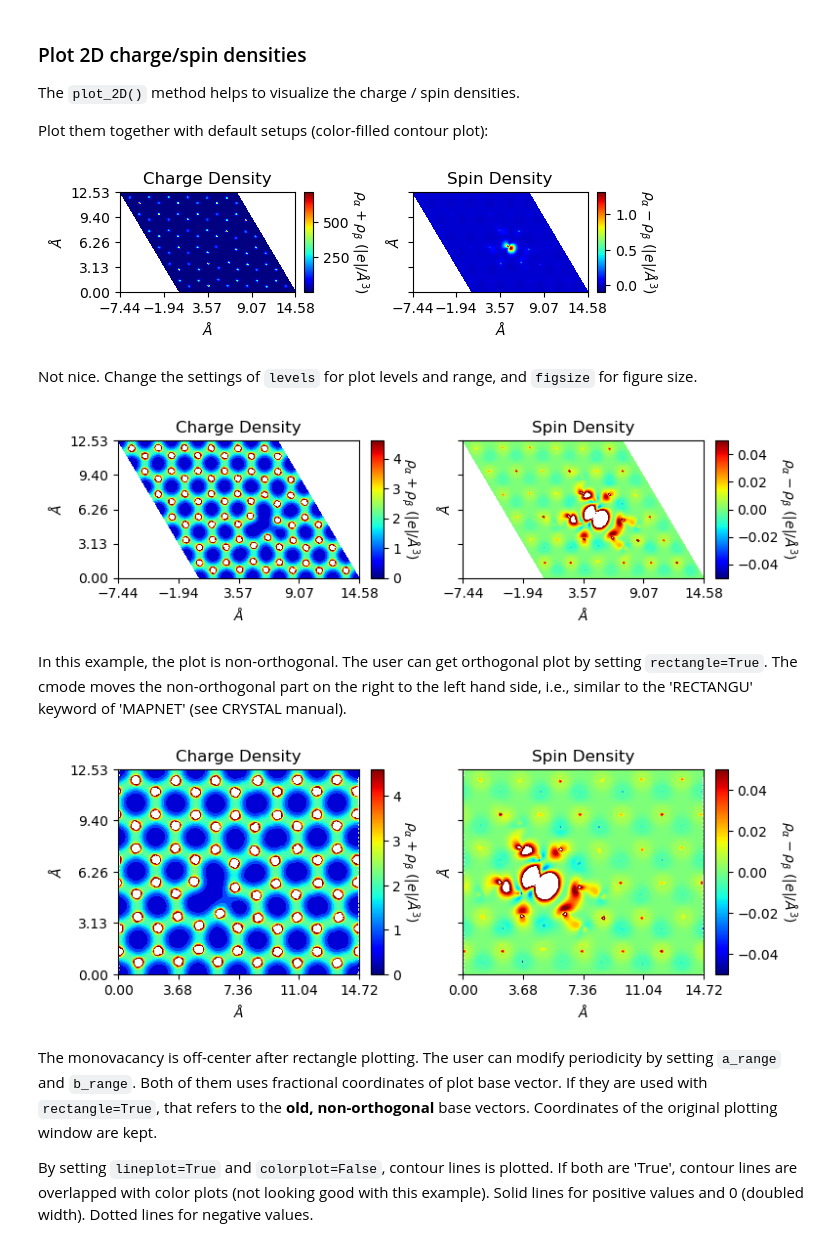
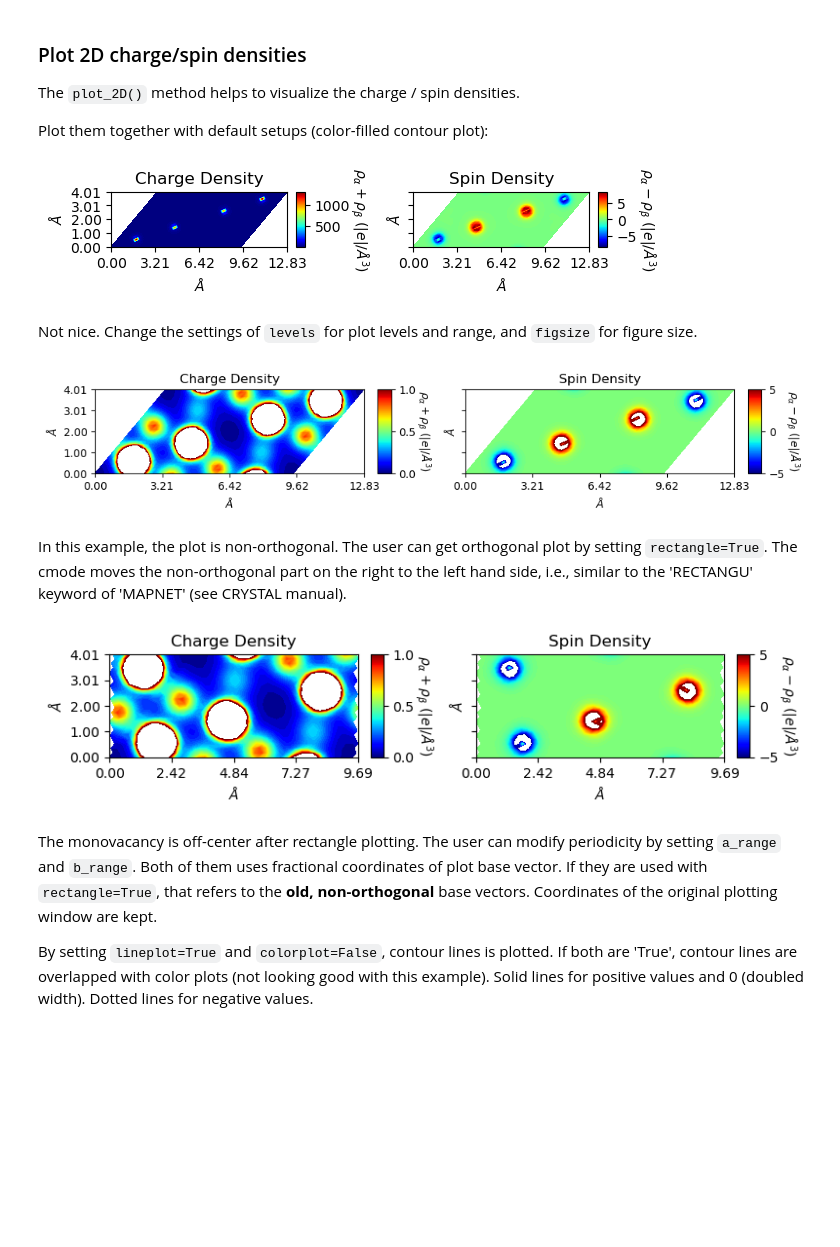
Before and after one commit to Spica-Vir/CRYSTALpytools-dev, a Jupyter notebook: examples/charge_density/charge_density.ipynb, the cells around one changed output. Drawn from its saved outputs; the diff is of its cells as text; code cells hidden in the pictures; blank space fills up the shorter version.

```diff
--- a/examples/charge_density/charge_density.ipynb
+++ b/examples/charge_density/charge_density.ipynb
@@ -110,39 +110,39 @@ chg = ChargeDensity.from_file('dens_grapheneMV.f25',
 The `plot_2D()` method helps to visualize the charge / spin densities.
 
 Plot them together with default setups (color-filled contour plot):
-# %%
-from CRYSTALpytools.electronics import ChargeDensity
-
-fig = ChargeDensity.from_file('dens_grapheneMV.f25',
-                              output='dens_grapheneMV.out').plot_2D()
-# %% [output]
-[figure, removed]
+# %%
+from CRYSTALpytools.electronics import ChargeDensity
+
+fig = ChargeDensity.from_file('dens_hematite.f25',
+                              output='dens_hematite.out').plot_2D()
+# %% [output]
+[figure, added]
 # %% [markdown]
 Not nice. Change the settings of `levels` for plot levels and range, and `figsize` for figure size.
 # %%
 from CRYSTALpytools.electronics import ChargeDensity
 import numpy as np
 
-chglevel = np.log(np.linspace(1, 100, 100))
-spinlevel = np.linspace(-0.05, 0.05, 100)
+chglevel = np.log10(np.linspace(1, 10, 100))
+spinlevel = np.linspace(-5, 5, 100)
 
-chg = ChargeDensity.from_file('dens_grapheneMV.f25', output='dens_grapheneMV.out')
-fig = chg.plot_2D(levels=[chglevel, spinlevel], figsize=[8, 4])
+chg = ChargeDensity.from_file('dens_hematite.f25', output='dens_hematite.out')
+fig = chg.plot_2D(levels=[chglevel, spinlevel], figsize=[10, 5])
 # %% [output]
-[figure, old version]
+[figure, new version]
 # %% [markdown]
 In this example, the plot is non-orthogonal. The user can get orthogonal plot by setting `rectangle=True`. The cmode moves the non-orthogonal part on the right to the left hand side, i.e., similar to the 'RECTANGU' keyword of 'MAPNET' (see CRYSTAL manual).
 # %%
 from CRYSTALpytools.electronics import ChargeDensity
 import numpy as np
 
-chglevel = np.log(np.linspace(1, 100, 100))
-spinlevel = np.linspace(-0.05, 0.05, 100)
+chglevel = np.log10(np.linspace(1, 10, 100))
+spinlevel = np.linspace(-5, 5, 100)
 
-chg = ChargeDensity.from_file('dens_grapheneMV.f25', output='dens_grapheneMV.out')
-fig = chg.plot_2D(levels=[chglevel, spinlevel], figsize=[8, 6], rectangle=True)
+chg = ChargeDensity.from_file('dens_hematite.f25', output='dens_hematite.out')
+fig = chg.plot_2D(levels=[chglevel, spinlevel], figsize=[8, 5], rectangle=True)
 # %% [output]
-[figure, old version]
+[figure, new version]
 # %% [markdown]
 The monovacancy is off-center after rectangle plotting. The user can modify periodicity by setting `a_range` and `b_range`. Both of them uses fractional coordinates of plot base vector. If they are used with `rectangle=True`, that refers to the **old, non-orthogonal** base vectors. Coordinates of the original plotting window are kept.
 
```
Also changed, not shown: parts of 23 cells of this notebook, 22 other files.
